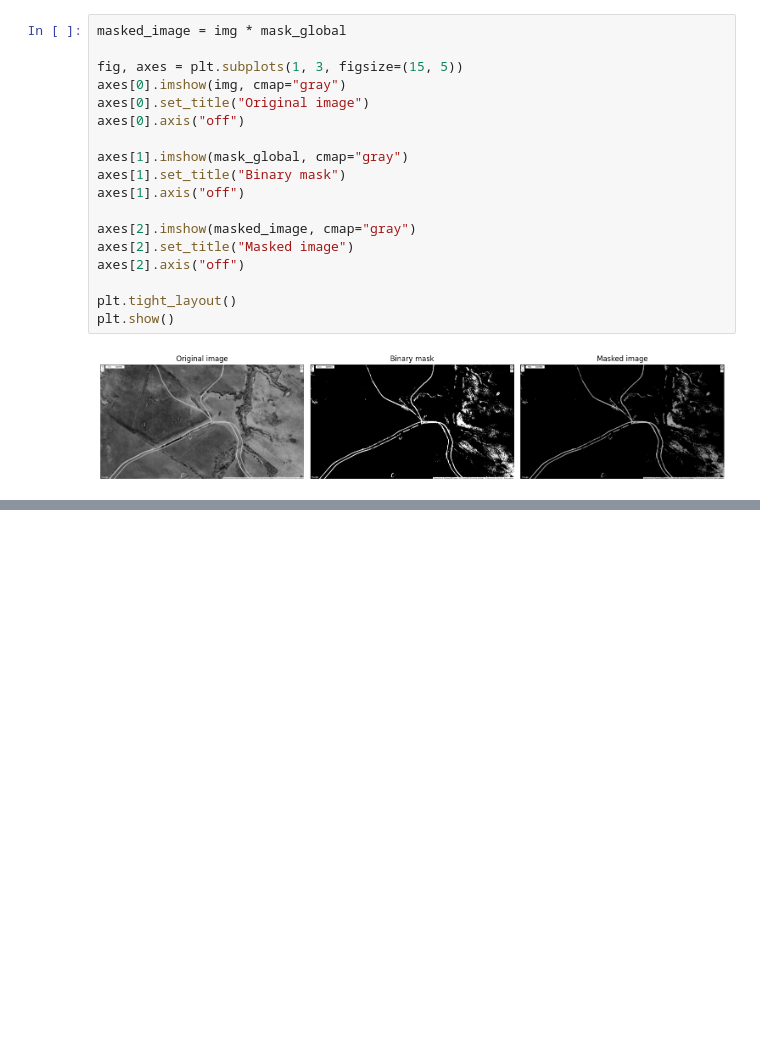
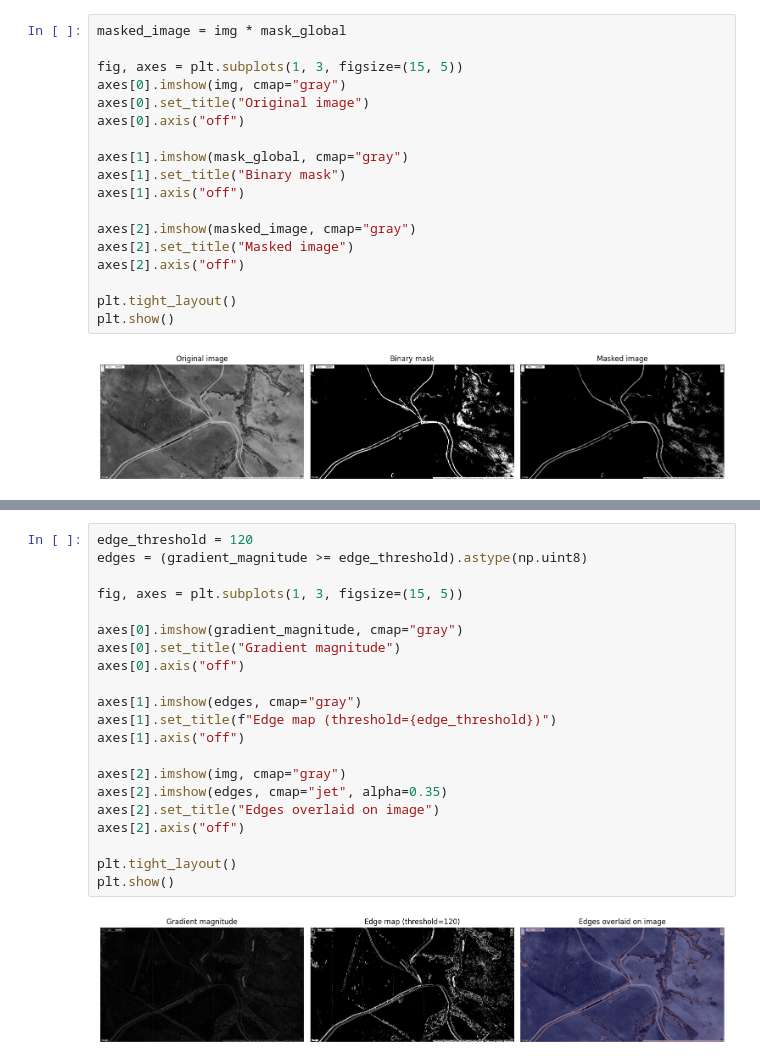
Before and after one commit to ayzrixsiev/Deep-Image-Processing-Lab, a Jupyter notebook: CAU | Week 10/Lab-1.ipynb, the cells around one changed output, grey strips where cells are left out. Cells and saved outputs as stored; diff of their text form; blank space fills up the shorter version.

```diff
--- a/CAU | Week 10/Lab-1.ipynb
+++ b/CAU | Week 10/Lab-1.ipynb
@@ -71,0 +157,23 @@ plt.show()
+# %%
+edge_threshold = 120
+edges = (gradient_magnitude >= edge_threshold).astype(np.uint8)
+
+fig, axes = plt.subplots(1, 3, figsize=(15, 5))
+
+axes[0].imshow(gradient_magnitude, cmap="gray")
+axes[0].set_title("Gradient magnitude")
+axes[0].axis("off")
+
+axes[1].imshow(edges, cmap="gray")
+axes[1].set_title(f"Edge map (threshold={edge_threshold})")
+axes[1].axis("off")
+
+axes[2].imshow(img, cmap="gray")
+axes[2].imshow(edges, cmap="jet", alpha=0.35)
+axes[2].set_title("Edges overlaid on image")
+axes[2].axis("off")
+
+plt.tight_layout()
+plt.show()
+# %% [output]
+[figure, added]
```
Also changed, not shown: parts of 4 cells of this notebook.
